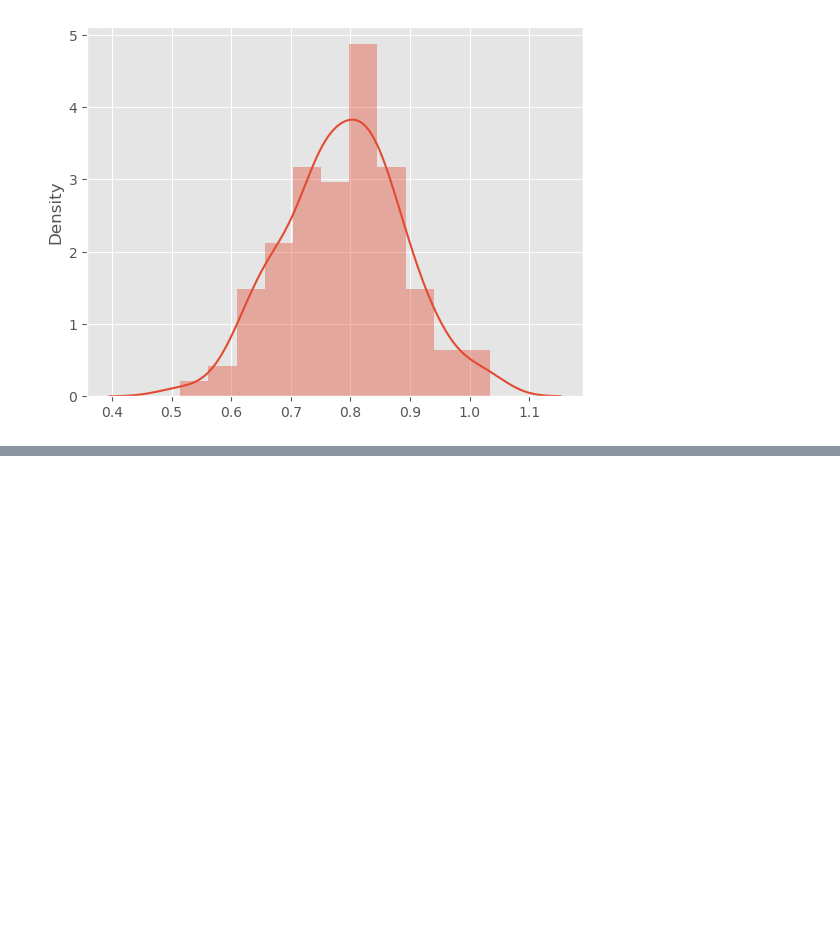
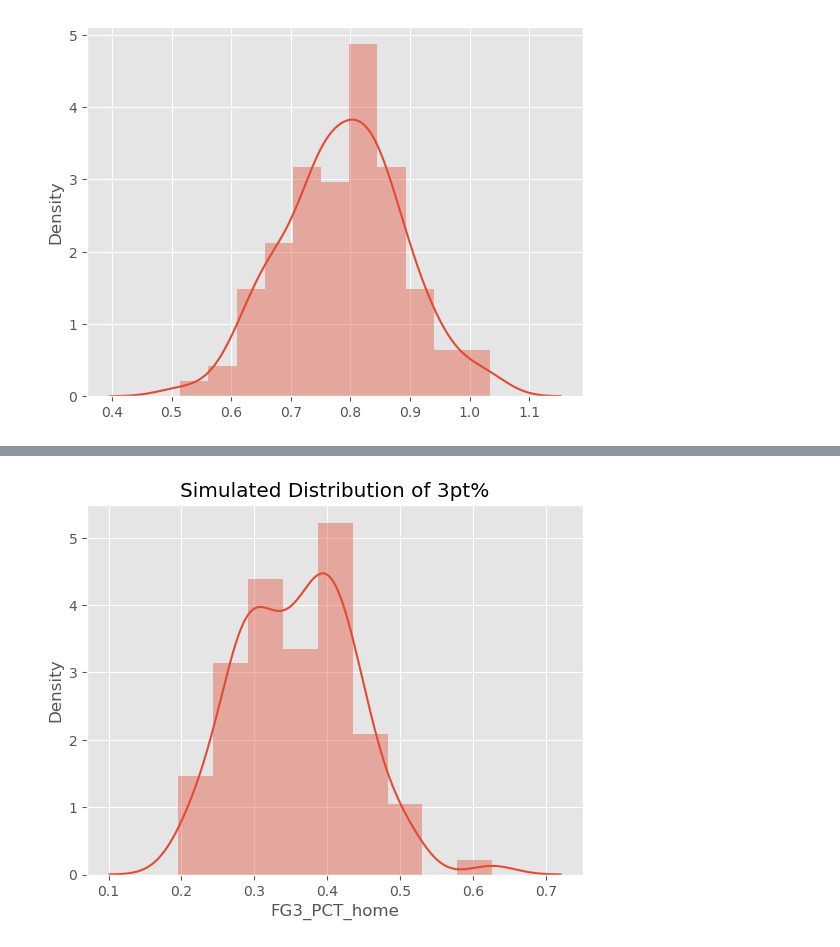
Before and after one commit to RyanMch97/ProgDA-Project, a Jupyter notebook: Prog-DA.ipynb, the cells around one changed output, grey strips where cells are left out. Drawn from its saved outputs; the diff is of its cells as text; code cells hidden in the pictures; blank space fills up the shorter version.

```diff
--- a/Prog-DA.ipynb
+++ b/Prog-DA.ipynb
@@ -167,9 +170,11 @@ simulated_df.head()
 # %%
 # making a displot on simulated 3pt Percentage
 plt.style.use("ggplot")
 sns.distplot(simulated_df["FG3_PCT_home"])
-plt.title("Simulated Distribution of FG3_PCT_home")
+plt.title("Simulated Distribution of 3pt%")
 plt.show()
+# %% [output]
+[figure, added]
 # %%
 # making a displot on Simulated FT Percentage
 sns.distplot(simulated_df["FT_PCT_home"])
```
Also changed, not shown: parts of 17 cells of this notebook, 1 other file.
